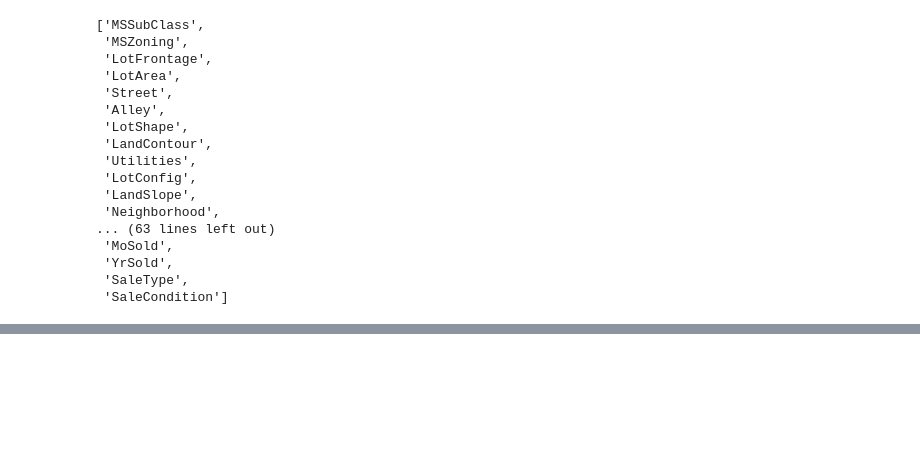
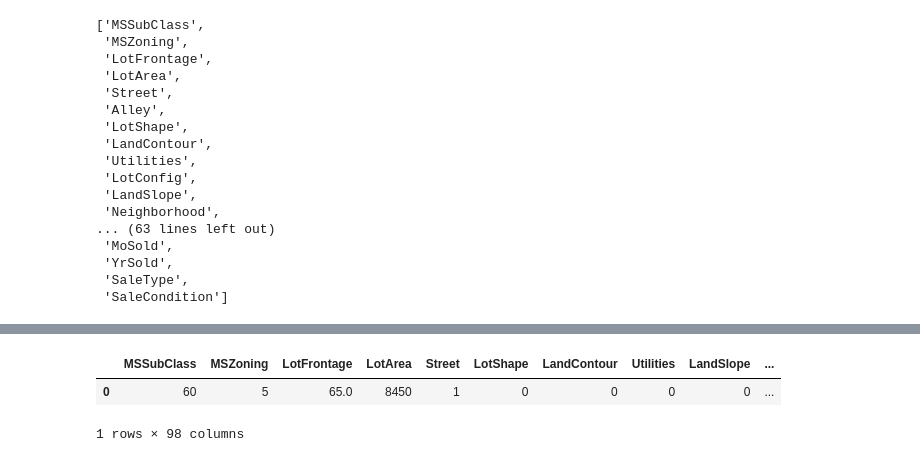
Before and after one commit to RAVIKUMARBALIJA/HousingPricePrediction, a Jupyter notebook: EDA2.ipynb, the cells around one changed output, grey strips where cells are left out. Saved outputs shown, nothing was run; the diff lists cells and outputs as text; code cells hidden in the pictures; blank space fills up the shorter version.

```diff
--- a/EDA2.ipynb
+++ b/EDA2.ipynb
@@ -209,0 +335,4 @@ lst_columns
+# %%
+record=pd.DataFrame(np.array(line.split(',')).reshape(1,-1),columns=loadcolumns())
+# %%
+record=record.astype(dtype=loaddtypes(),copy=True)
@@ -209,0 +354,9 @@ lst_columns
+# %%
+encoder=load_encoder()
+record_c=encoder.transform(record)
+# %%
+record_c
+# %% [output]
+|  | MSSubClass | MSZoning | LotFrontage | LotArea | Street | LotShape | LandContour | Utilities | LandSlope | ... |
+| 0 | 60 | 5 | 65.0 | 8450 | 1 | 0 | 0 | 0 | 0 | ... |
+1 rows × 98 columns
```
Also changed, not shown: parts of 39 cells of this notebook, 6 other files.
